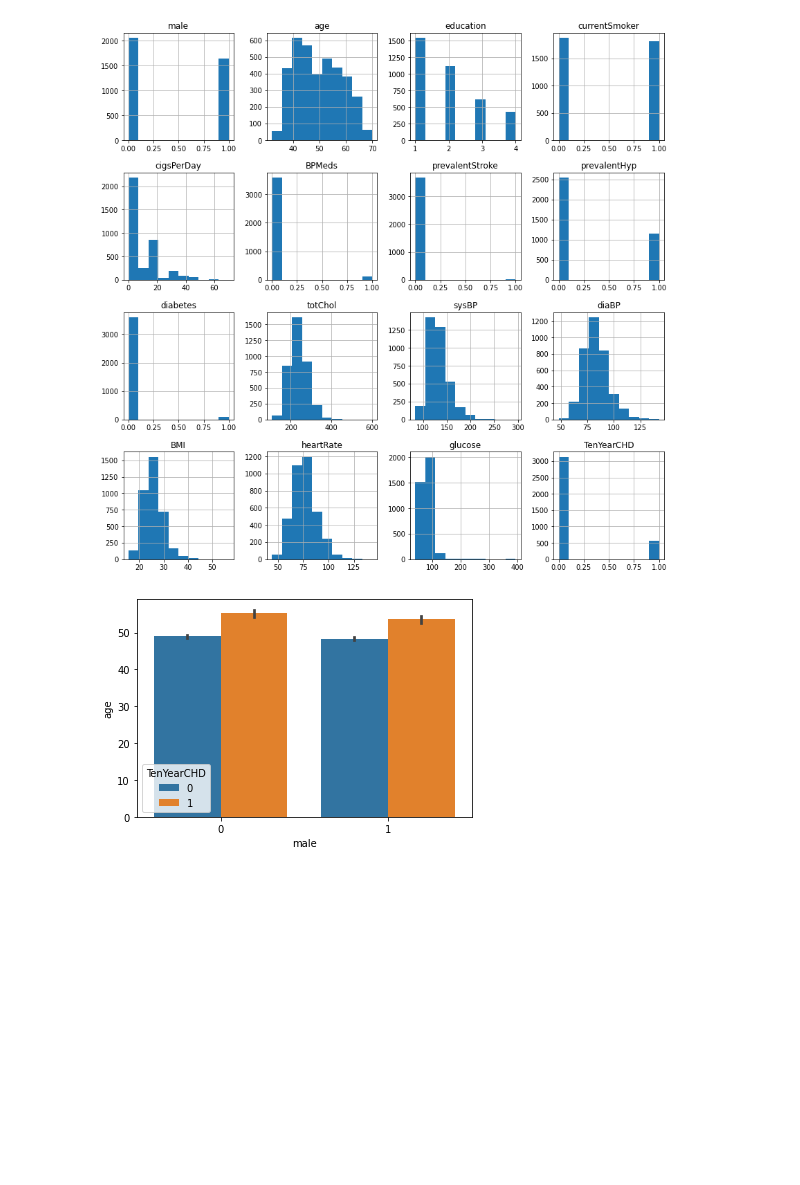
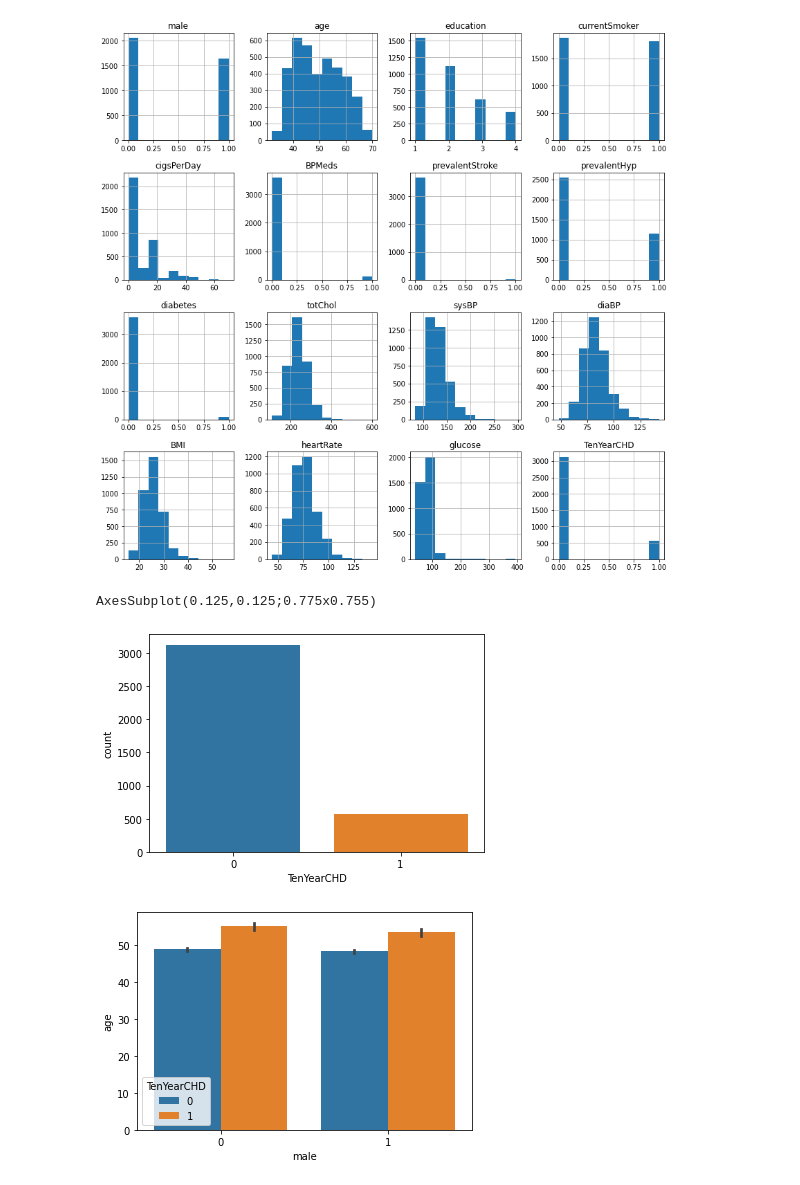
Before and after one commit to singhing/ml_repo_077-, a Jupyter notebook: heart_disease.ipynb, the cells around one changed output. Drawn from its saved outputs; the diff is of its cells as text; code cells hidden in the pictures; blank space fills up the shorter version.

```diff
--- a/heart_disease.ipynb
+++ b/heart_disease.ipynb
@@ -230,6 +228,12 @@ data.hist(figsize=(14,14))
 plt.show()
 # %% [output]
 [figure]
+# %%
+count_disease=sns.countplot(x='TenYearCHD',data=data)
+print(count_disease)
+# %% [output]
+AxesSubplot(0.125,0.125;0.775x0.755)
+[figure, added]
 # %%
 sns.barplot(x=data['male'], y=data['age'], hue=data['TenYearCHD'] )
 plt.show()
```
Also changed, not shown: parts of 82 cells of this notebook.
